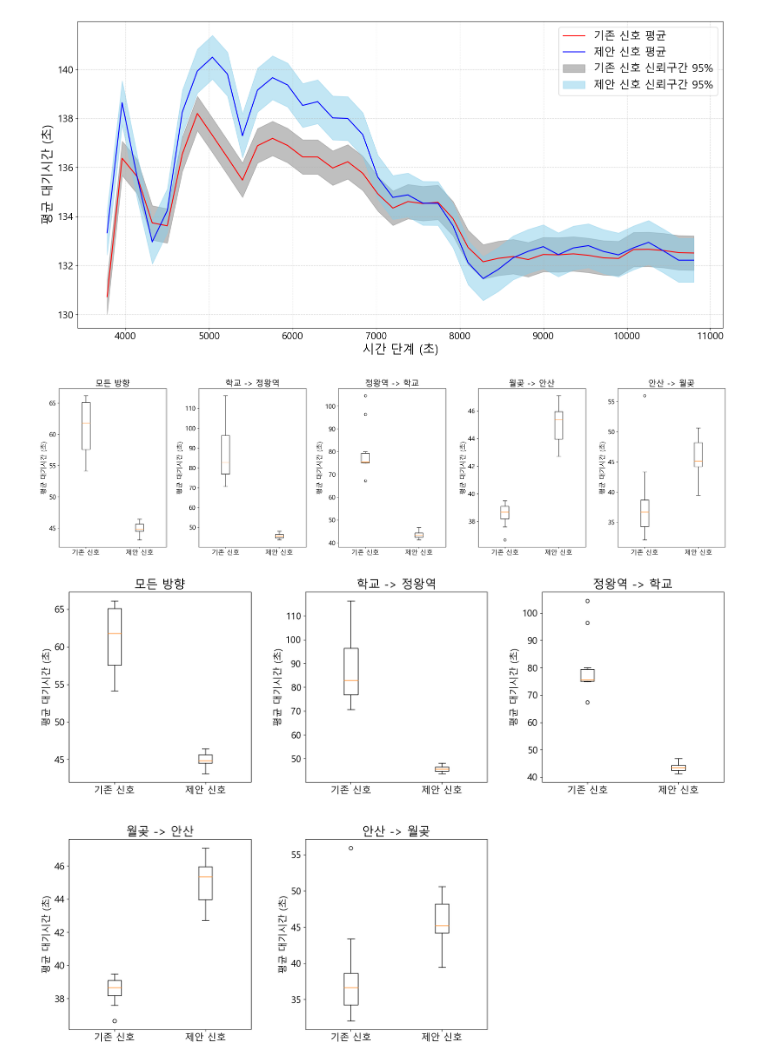
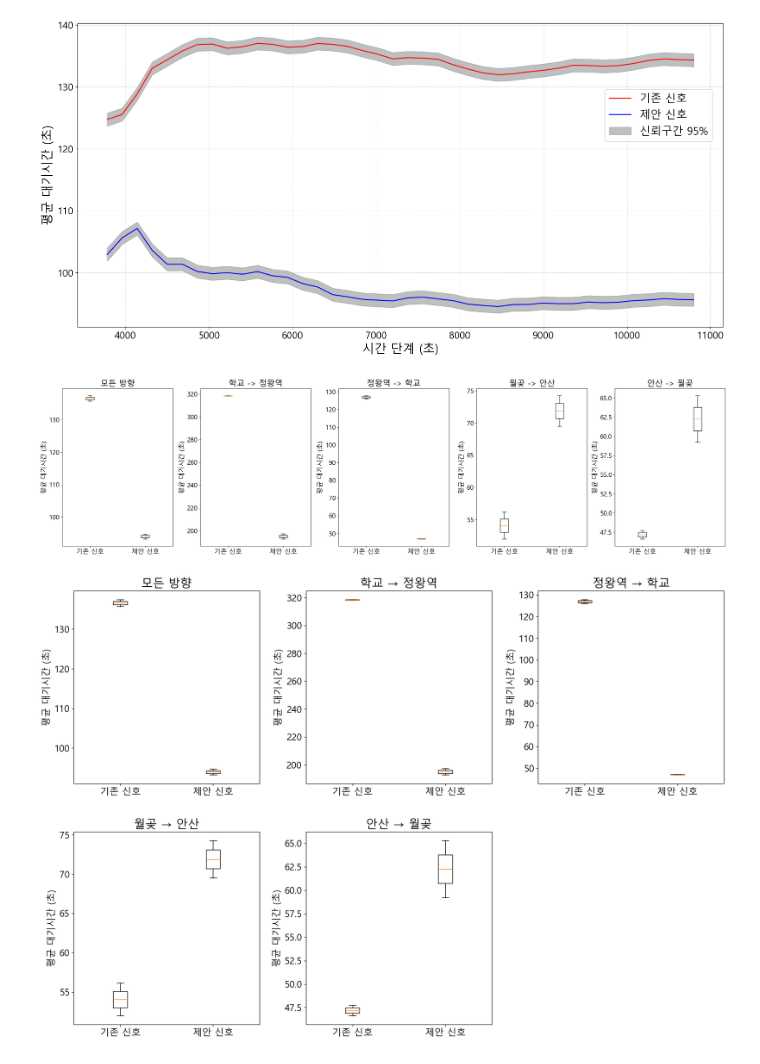
Before and after one commit to pjh09050/Graduation-research, a Jupyter notebook: 3_hour_퇴근_현재 - 복사본/a.ipynb, the cells around one changed output. Saved outputs shown, nothing was run; the diff lists cells and outputs as text; code cells hidden in the pictures.

```diff
--- a/3_hour_퇴근_현재 - 복사본/a.ipynb
+++ b/3_hour_퇴근_현재 - 복사본/a.ipynb
@@ -9,10 +1,11 @@ pso_datasets = df_pso.iloc[:,1:].values.tolist()
 # %%
 import numpy as np
+import pandas as pd
 import matplotlib.pyplot as plt
 plt.rc('font', family='Malgun Gothic')
 
 df_current = pd.read_csv('기존 신호 시뮬레이션 결과.csv')
-df_pso = pd.read_csv('PSO 신호 시뮬레이션 결과.csv')
+df_pso = pd.read_csv('PSO 3 신호 시뮬레이션 결과.csv')
 
 current_datasets = df_current.iloc[:,1:].values.tolist()
 pso_datasets = df_pso.iloc[:,1:].values.tolist()
@@ -48,35 +41,36 @@ for i in range(n):
     margin_errors_pso = [z * (std_dev / np.sqrt(n)) for std_dev in std_devs_pso]
 
     # Calculate the combined confidence interval (for the mean of 'PSO' datasets)
     combined_mean_pso = np.mean(means_pso)
     combined_margin_error_pso = np.sqrt(np.sum([error ** 2 for error in margin_errors_pso]) / len(pso_datasets))
 
     upper_combined_pso[i] = combined_mean_pso + combined_margin_error_pso
     lower_combined_pso[i] = combined_mean_pso - combined_margin_error_pso
 
 plt.figure(figsize=(16, 8))
 
 # Plot 'current' datasets
 # for i, dataset in enumerate(current_datasets):
 #     plt.plot(range(n), dataset, label=f'Current Dataset {i + 1}', linestyle='dashed')
 
 # Plot 'PSO' datasets
 # for i, dataset in enumerate(pso_datasets):
 #     plt.plot(range(n), dataset, label=f'PSO Dataset {i + 1}')
 
-plt.plot(np.linspace(3780, 10800, 40), [(np.mean([dataset[i] for dataset in current_datasets])) for i in range(n)], label='기존 신호 평균', color='red')
-plt.fill_between(np.linspace(3780, 10800, 40), lower_combined_current, upper_combined_current, alpha=0.5, color='gray', label='기존 신호 신뢰구간 95%')
+plt.plot(np.linspace(3780, 10800, 40), [(np.mean([dataset[i] for dataset in current_datasets])) for i in range(n)], label='기존 신호', color='red')
+plt.fill_between(np.linspace(3780, 10800, 40), lower_combined_current, upper_combined_current, alpha=0.5, color='gray', label='신뢰구간 95%')
 
-plt.plot(np.linspace(3780, 10800, 40), [(np.mean([dataset[i] for dataset in pso_datasets])) for i in range(n)], label='제안 신호 평균', color='blue')
-plt.fill_between(np.linspace(3780, 10800, 40), lower_combined_pso, upper_combined_pso, alpha=0.5, color='skyblue', label='제안 신호 신뢰구간 95%')
+plt.plot(np.linspace(3780, 10800, 40), [(np.mean([dataset[i] for dataset in pso_datasets])) for i in range(n)], label='제안 신호', color='blue')
+plt.fill_between(np.linspace(3780, 10800, 40), lower_combined_pso, upper_combined_pso, alpha=0.5, color='gray')
 
 plt.xticks(fontsize=16)
 plt.yticks(fontsize=16)
 plt.legend(fontsize=18)
+plt.legend(fontsize=18, loc='upper center', bbox_to_anchor=(0.9, 0.8))
 plt.xlabel('시간 단계 (초)', fontsize=20)
 plt.ylabel('평균 대기시간 (초)', fontsize=20)
 plt.grid(True, linestyle='--', alpha=0.6)
 plt.tight_layout()
 plt.show()
 # %% [output]
-[figure, old version]
+[figure, new version]
@@ -96,17 +113,17 @@ import matplotlib.pyplot as plt
 plt.rc('font', family='Malgun Gothic')
 
 # Group data by categories
-waiting_data = [waiting_result, waiting_result1]
-left_right_data = [left_right_result, left_right_result1]
-right_left_data = [right_left_result, right_left_result1]
-up_down_data = [up_down_result, up_down_result1]
-down_up_data = [down_up_result, down_up_result1]
+waiting_data = [waiting_result, waiting_result3]
+left_right_data = [left_right_result, left_right_result3]
+right_left_data = [right_left_result, right_left_result3]
+up_down_data = [up_down_result, up_down_result3]
+down_up_data = [down_up_result, down_up_result3]
 
 data_categories = [waiting_data, left_right_data, right_left_data, up_down_data, down_up_data]
 category_names = ['모든 방향', '학교 -> 정왕역', '정왕역 -> 학교', '월곶 -> 안산', '안산 -> 월곶']
 
 # Create subplots with adjusted spacing and increased figure size
-fig, axes = plt.subplots(1, 5, figsize=(30, 8), sharey=False, gridspec_kw={'wspace': 0.3})
+fig, axes = plt.subplots(1, 5, figsize=(30, 8), sharey=False, gridspec_kw={'wspace': 0.25})
 
 # Define box style with wider boxes
 boxprops = dict(linewidth=2, color='blue')
@@ -127,23 +144,23 @@ plt.subplots_adjust(top=0.8)
 # Show the plot
 plt.show()
 # %% [output]
-[figure, old version]
+[figure, new version]
 # %%
 import matplotlib.pyplot as plt
 plt.rc('font', family='Malgun Gothic')
 
 # Group data by categories
-waiting_data = [waiting_result, waiting_result1]
-left_right_data = [left_right_result, left_right_result1]
-right_left_data = [right_left_result, right_left_result1]
-up_down_data = [up_down_result, up_down_result1]
-down_up_data = [down_up_result, down_up_result1]
+waiting_data = [waiting_result, waiting_result3]
+left_right_data = [left_right_result, left_right_result3]
+right_left_data = [right_left_result, right_left_result3]
+up_down_data = [up_down_result, up_down_result3]
+down_up_data = [down_up_result, down_up_result3]
 
 data_categories = [waiting_data, left_right_data, right_left_data, up_down_data, down_up_data]
-category_names = ['모든 방향', '학교 -> 정왕역', '정왕역 -> 학교', '월곶 -> 안산', '안산 -> 월곶']
+category_names = ['모든 방향', '학교 → 정왕역', '정왕역 → 학교', '월곶 → 안산', '안산 → 월곶']
 
 # Create subplots with 3 rows and 2 columns
-fig, axes = plt.subplots(2, 3, figsize=(20, 15), sharey=False, gridspec_kw={'wspace': 0.3, 'hspace': 0.3})
+fig, axes = plt.subplots(2, 3, figsize=(20, 15), sharey=False, gridspec_kw={'wspace': 0.25, 'hspace': 0.25})
 
 # Plot each category in separate subplots
 for i, ax in enumerate(axes.flat[:-1]):  # Exclude the last subplot
@@ -165,4 +182,4 @@ plt.subplots_adjust(top=0.8)
 # Show the plot
 plt.show()
 # %% [output]
-[figure, old version]
+[figure, new version]
```
Also changed, not shown: parts of 5 cells of this notebook, 9 other files.
